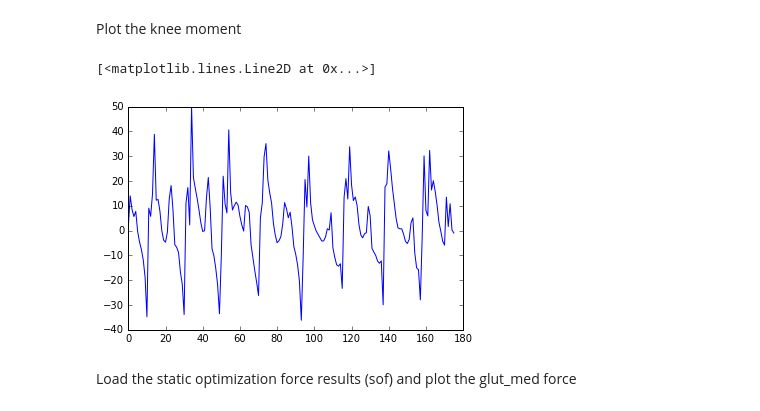
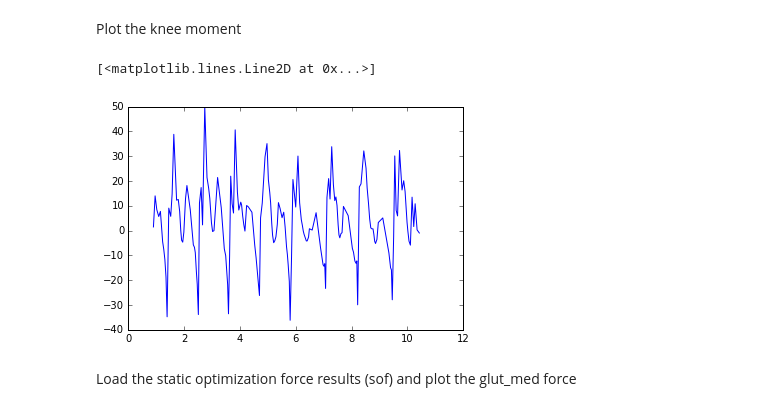
Before and after one commit to GeorgiosGiarmatzis/Compare_rt, a Jupyter notebook: Code.ipynb, the cells around one changed output. Drawn from its saved outputs; the diff is of its cells as text; code cells hidden in the pictures.

```diff
--- a/Code.ipynb
+++ b/Code.ipynb
@@ -24,4 +25,6 @@ ja_rt = pd.read_csv('q_filtered.csv')
 Capture the knee flexion angle and transform it in degrees
 # %%
 data_rad = ja_rt['knee_angle_r']
+time = ja_rt['time']
+print(time)
 data_degrees = (data_rad*180)/np.pi
@@ -39,10 +60,10 @@ jm_rt = pd.read_csv('tau.csv')
 # %% [markdown]
 Plot the knee moment
 # %%
-plt.plot(jm_rt.knee_angle_r)
+plt.plot(time,jm_rt.knee_angle_r)
 # %% [output]
 [<matplotlib.lines.Line2D at 0x...>]
-[figure, old version]
+[figure, new version]
 # %% [markdown]
 Load the static optimization force results (sof) and plot the glut_med force
 # %%
```
Also changed, not shown: parts of 13 cells of this notebook.
